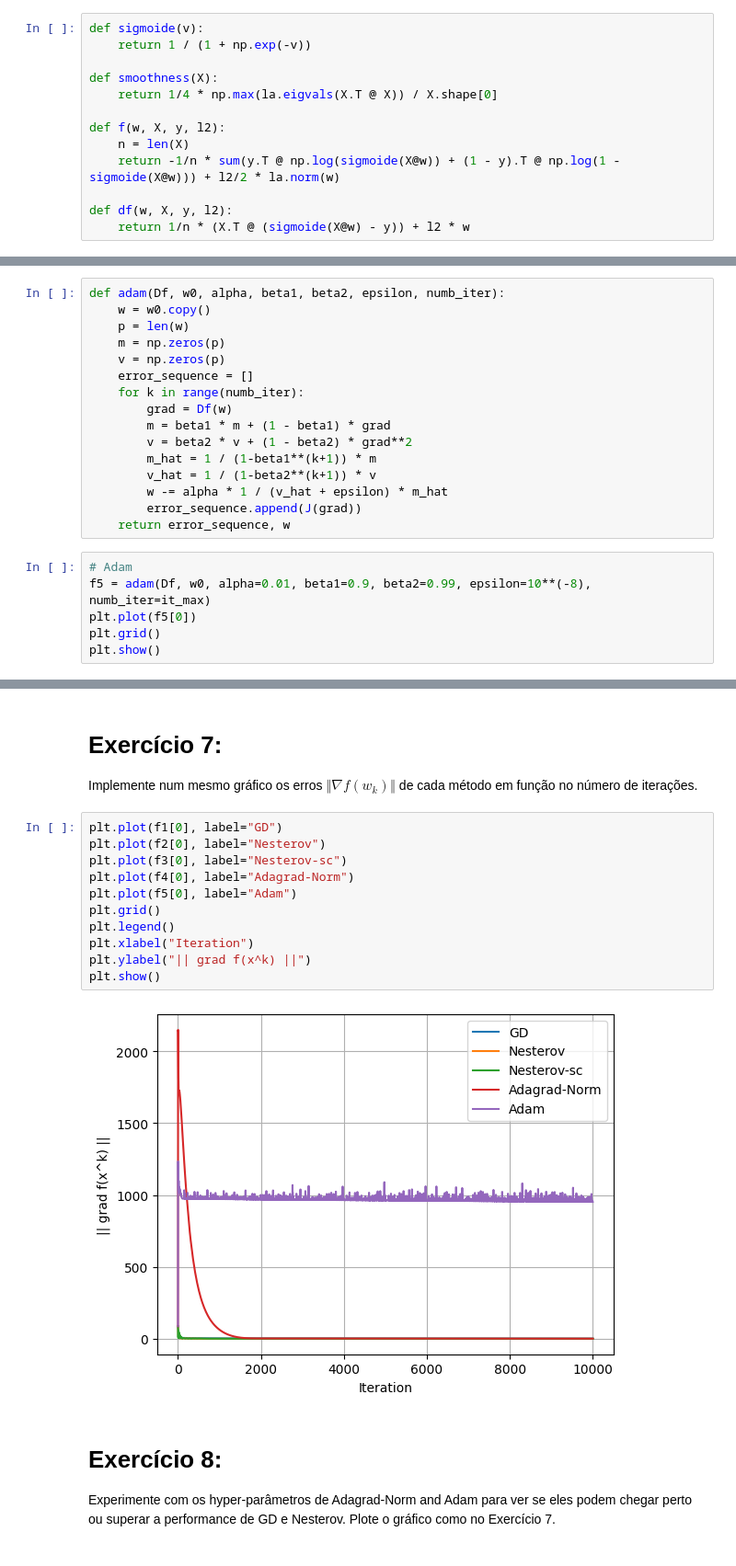
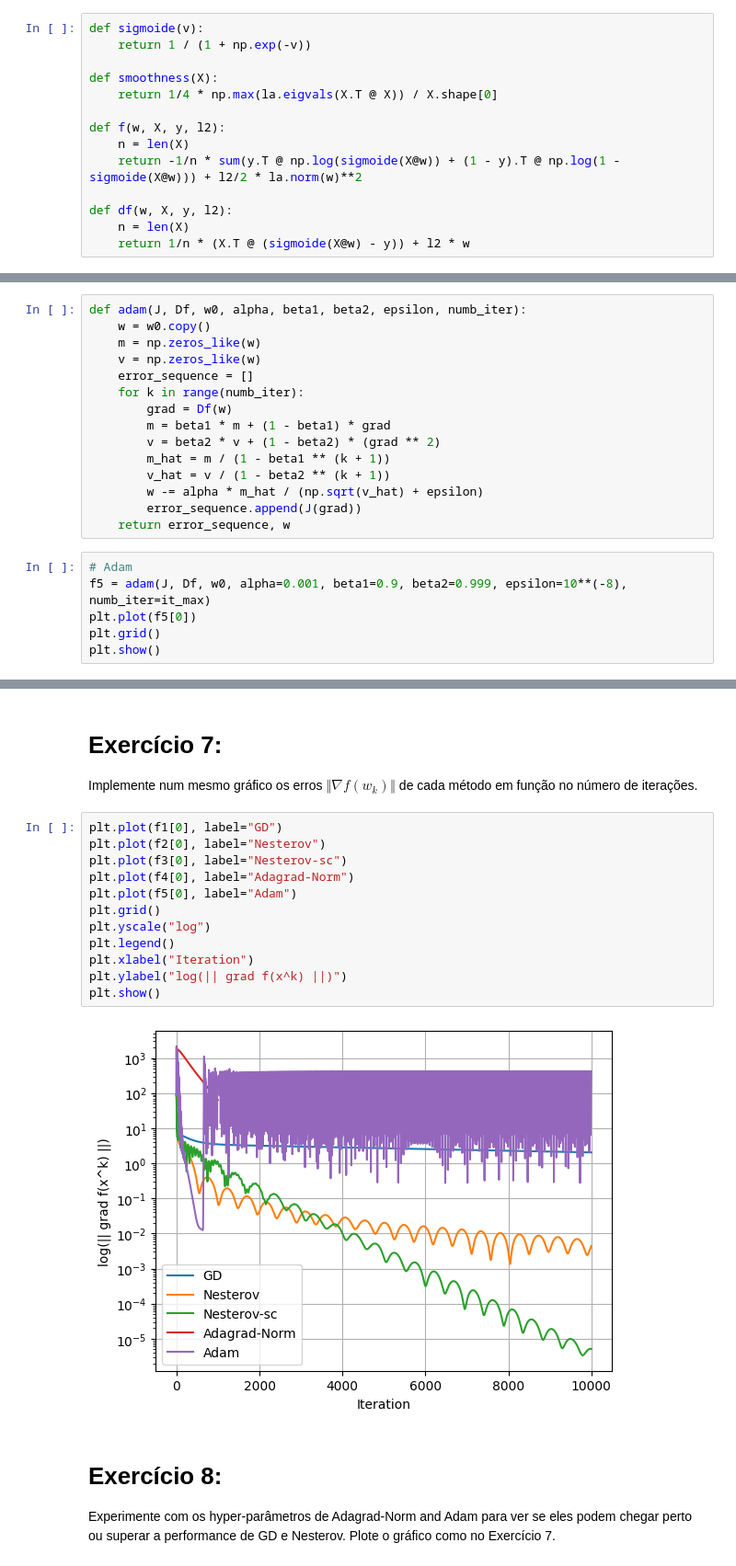
Before and after one commit to alexoliveiraFGV24/ocd-projects, a Jupyter notebook: projeto2/logistic_regression.ipynb, the cells around one changed output, grey strips where cells are left out. Shown at 92% size. Drawn from its saved outputs; the diff is of its cells as text.

```diff
--- a/projeto2/logistic_regression.ipynb
+++ b/projeto2/logistic_regression.ipynb
@@ -59,9 +54,10 @@ def smoothness(X):
 
 def f(w, X, y, l2):
     n = len(X)
-    return -1/n * sum(y.T @ np.log(sigmoide(X@w)) + (1 - y).T @ np.log(1 - sigmoide(X@w))) + l2/2 * la.norm(w)
+    return -1/n * sum(y.T @ np.log(sigmoide(X@w)) + (1 - y).T @ np.log(1 - sigmoide(X@w))) + l2/2 * la.norm(w)**2
 
 def df(w, X, y, l2):
+    n = len(X)
     return 1/n * (X.T @ (sigmoide(X@w) - y)) + l2 * w
 # %% [markdown]
 # Inicialização
@@ -219,24 +214,23 @@ Esta função deve retornar a sequência de valores da função `J(Df(w))` em ca
 
 Implemente a função com `alpha=0.001`, `beta1=0.9`, `beta2=0.999`, `epsilon=10**(-8)`.
 # %%
-def adam(Df, w0, alpha, beta1, beta2, epsilon, numb_iter):
+def adam(J, Df, w0, alpha, beta1, beta2, epsilon, numb_iter):
     w = w0.copy()
-    p = len(w)
-    m = np.zeros(p)
-    v = np.zeros(p)
+    m = np.zeros_like(w)
+    v = np.zeros_like(w)
     error_sequence = []
     for k in range(numb_iter):
         grad = Df(w)
         m = beta1 * m + (1 - beta1) * grad
-        v = beta2 * v + (1 - beta2) * grad**2
-        m_hat = 1 / (1-beta1**(k+1)) * m
-        v_hat = 1 / (1-beta2**(k+1)) * v
-        w -= alpha * 1 / (v_hat + epsilon) * m_hat
+        v = beta2 * v + (1 - beta2) * (grad ** 2)
+        m_hat = m / (1 - beta1 ** (k + 1))
+        v_hat = v / (1 - beta2 ** (k + 1))
+        w -= alpha * m_hat / (np.sqrt(v_hat) + epsilon)
         error_sequence.append(J(grad))
     return error_sequence, w
 # %%
 # Adam
-f5 = adam(Df, w0, alpha=0.01, beta1=0.9, beta2=0.99, epsilon=10**(-8), numb_iter=it_max)
+f5 = adam(J, Df, w0, alpha=0.001, beta1=0.9, beta2=0.999, epsilon=10**(-8), numb_iter=it_max)
 plt.plot(f5[0])
 plt.grid()
 plt.show()
@@ -249,16 +243,17 @@ Implemente num mesmo gráfico os erros $\Vert\nabla f(w_k)\Vert$ de cada método
 # %%
 plt.plot(f1[0], label="GD")
 plt.plot(f2[0], label="Nesterov")
 plt.plot(f3[0], label="Nesterov-sc")
 plt.plot(f4[0], label="Adagrad-Norm")
 plt.plot(f5[0], label="Adam")
 plt.grid()
+plt.yscale("log")
 plt.legend()
 plt.xlabel("Iteration")
-plt.ylabel("|| grad f(x^k) ||")
+plt.ylabel("log(|| grad f(x^k) ||)")
 plt.show()
 # %% [output]
-[figure, old version]
+[figure, new version]
 # %% [markdown]
 # Exercício 8:
 
```
Also changed, not shown: parts of 6 cells of this notebook, 1 other file.
